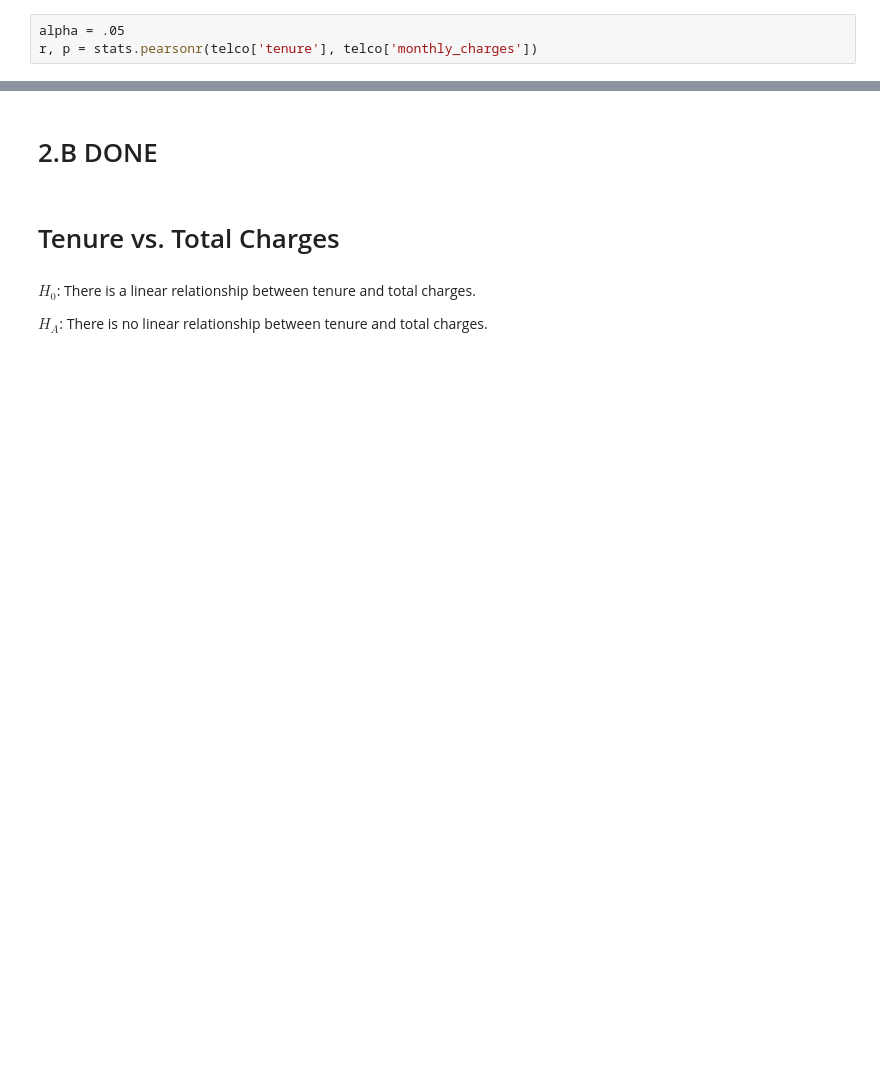
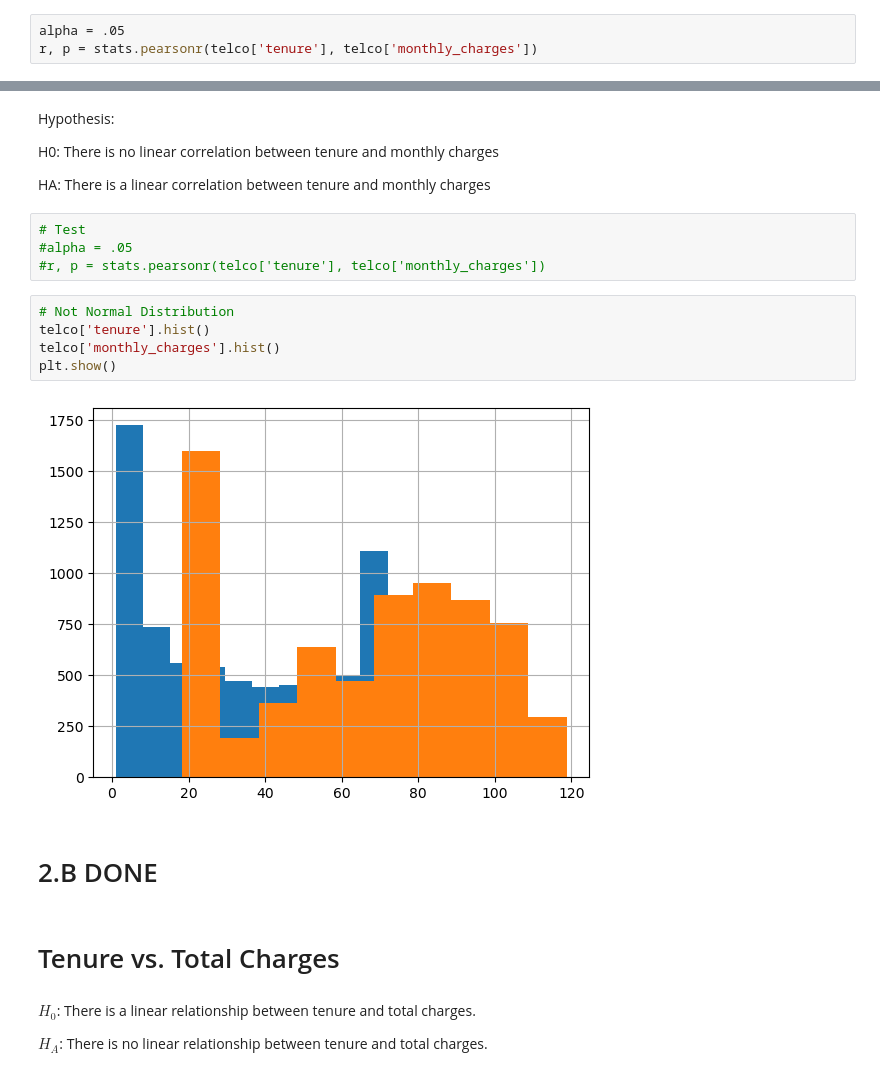
Before and after one commit to manuelparra1/statistics-exercises, a Jupyter notebook: hypothesis_testing.ipynb, the cells around one changed output, grey strips where cells are left out. Drawn from its saved outputs; the diff is of its cells as text; blank space fills up the shorter version.

```diff
--- a/hypothesis_testing.ipynb
+++ b/hypothesis_testing.ipynb
@@ -462,3 +550,20 @@ plt.show()
+# %% [markdown]
+Hypothesis:
+
+H0: There is no linear correlation between tenure and monthly charges
+
+HA: There is a linear correlation between tenure and monthly charges
+# %%
+# Test
+#alpha = .05
+#r, p = stats.pearsonr(telco['tenure'], telco['monthly_charges'])
+# %%
+# Not Normal Distribution
+telco['tenure'].hist()
+telco['monthly_charges'].hist()
+plt.show()
+# %% [output]
+[figure, added]
 # %% [markdown]
 # 2.B DONE
 # %% [markdown]
```
Also changed, not shown: parts of 118 cells of this notebook.
